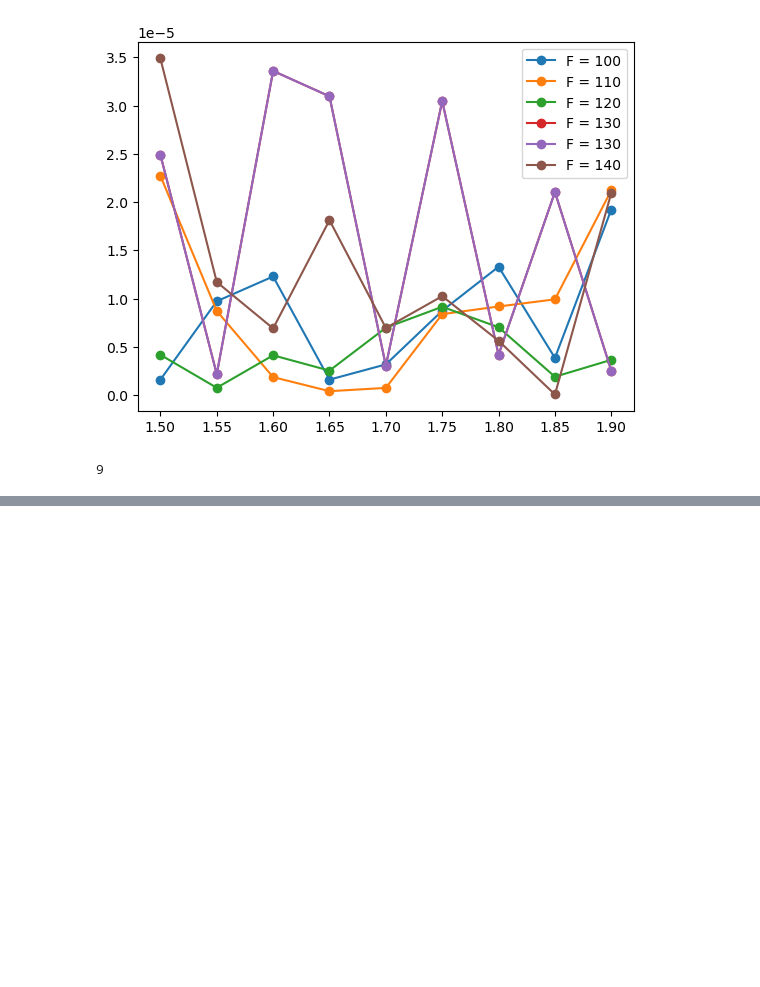
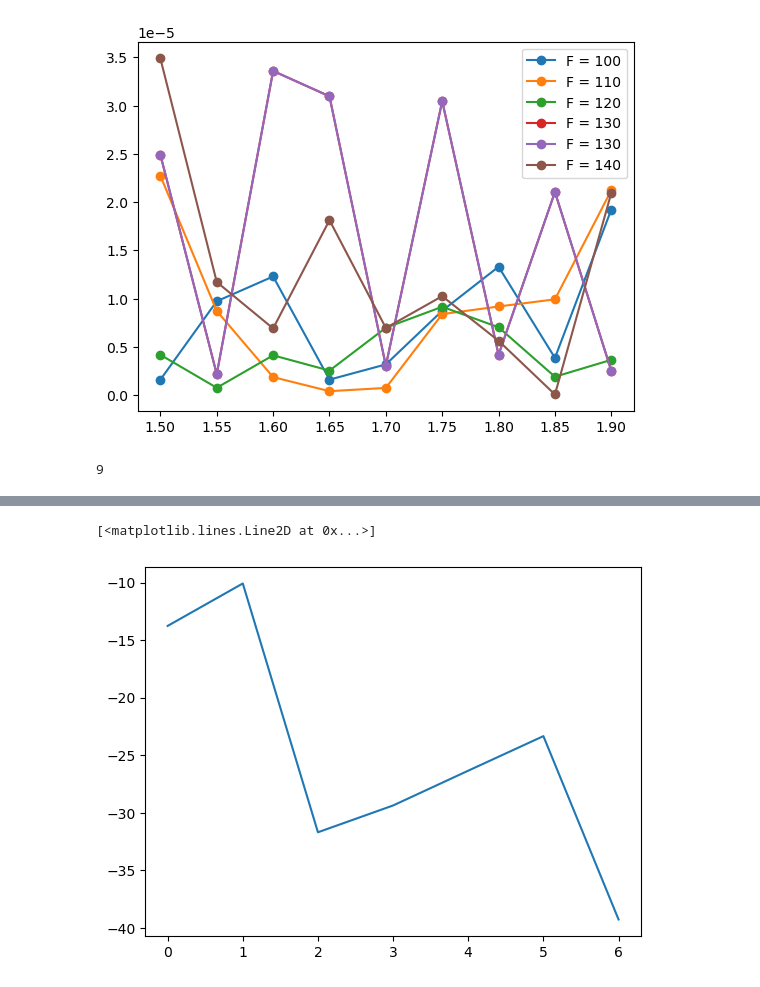
Before and after one commit to JiPang22/cell2, a Jupyter notebook: aa.ipynb, the cells around one changed output, grey strips where cells are left out. Cells and saved outputs as stored; diff of their text form; code cells hidden in the pictures; blank space fills up the shorter version.

```diff
--- a/aa.ipynb
+++ b/aa.ipynb
@@ -109,0 +170,5 @@ for n in range(len(F)):  #힘 인덱스
+# %%
+plt.plot([-13.7677,-10.0814,-31.6956,-29.3674,-26.3443,-23.3432,-39.272])
+# %% [output]
+[<matplotlib.lines.Line2D at 0x...>]
+[figure, added]
```
Also changed, not shown: parts of 5 cells of this notebook.
